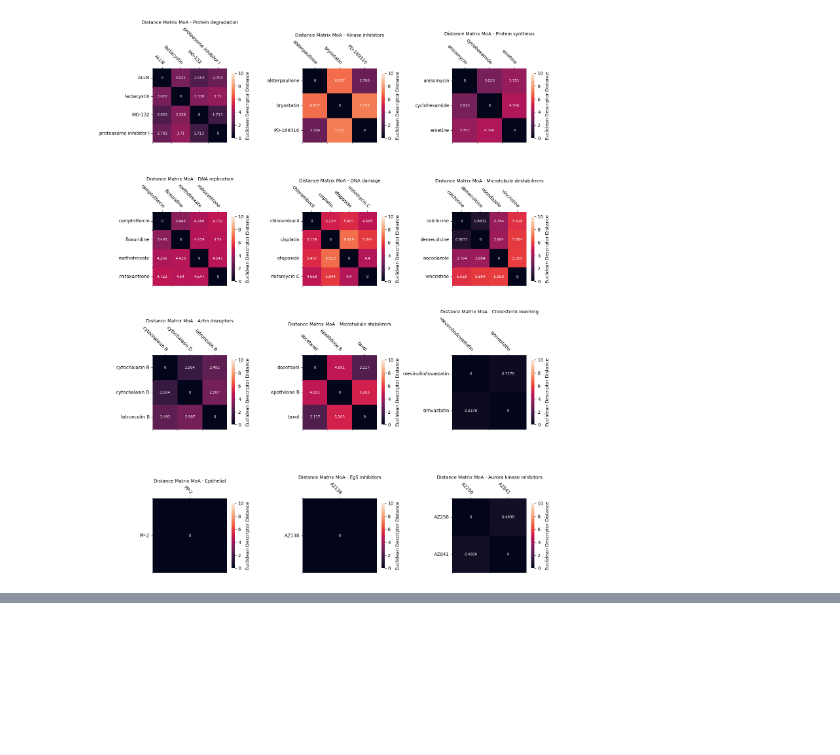
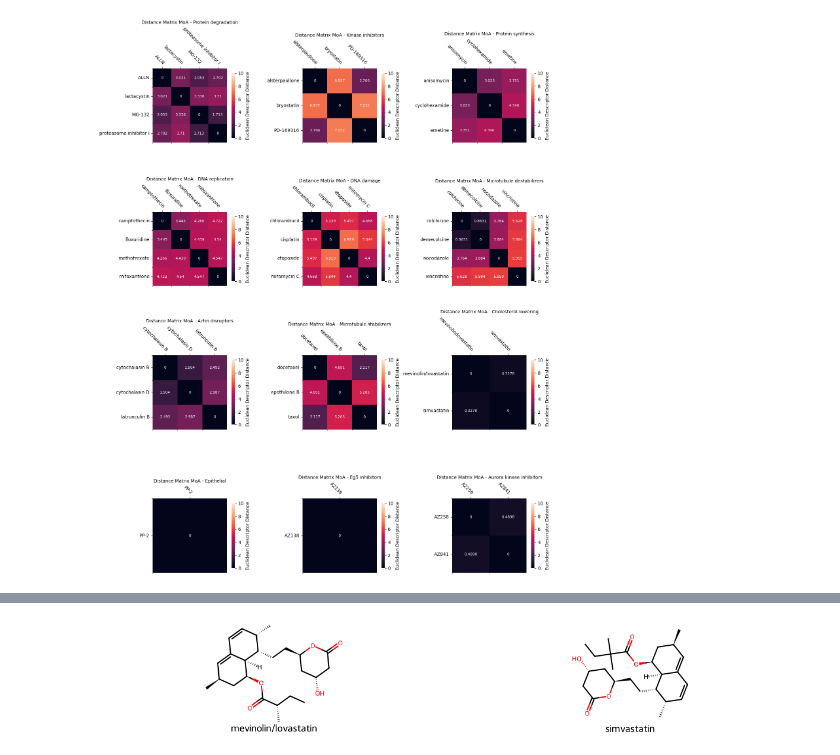
Before and after one commit to mattHG70/Cell2Structure, a Jupyter notebook: notebooks/Compound_similarity_analysis_descr.ipynb, the cells around one changed output, grey strips where cells are left out. Saved outputs shown, nothing was run; the diff lists cells and outputs as text; code cells hidden in the pictures; blank space fills up the shorter version.

```diff
--- a/notebooks/Compound_similarity_analysis_descr.ipynb
+++ b/notebooks/Compound_similarity_analysis_descr.ipynb
@@ -106,0 +169,12 @@ fig.savefig(os.path.join(image_dir, "Descriptor_distance_matrix_by_MoA.png"))
+# %%
+cluster_max_count = np.where(clusters == 5)[0]
+df_cluster_max = df_cmpds_original.iloc[cluster_max_count, :]
+# %%
+Draw.MolsToGridImage(
+    df_cluster_max["mol"].to_list(),
+    molsPerRow=2,
+    subImgSize=(600, 200),
+    legends=df_cluster_max["Image_Metadata_Compound"].to_list(),
+)
+# %% [output]
+[figure, added]
```
Also changed, not shown: parts of 9 cells of this notebook, 3 other files.
